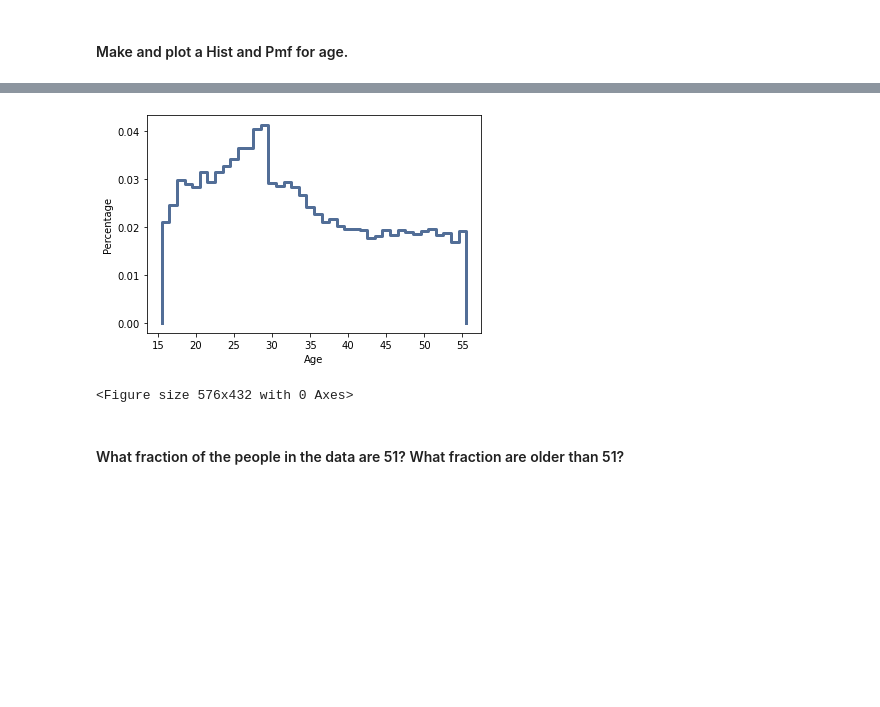
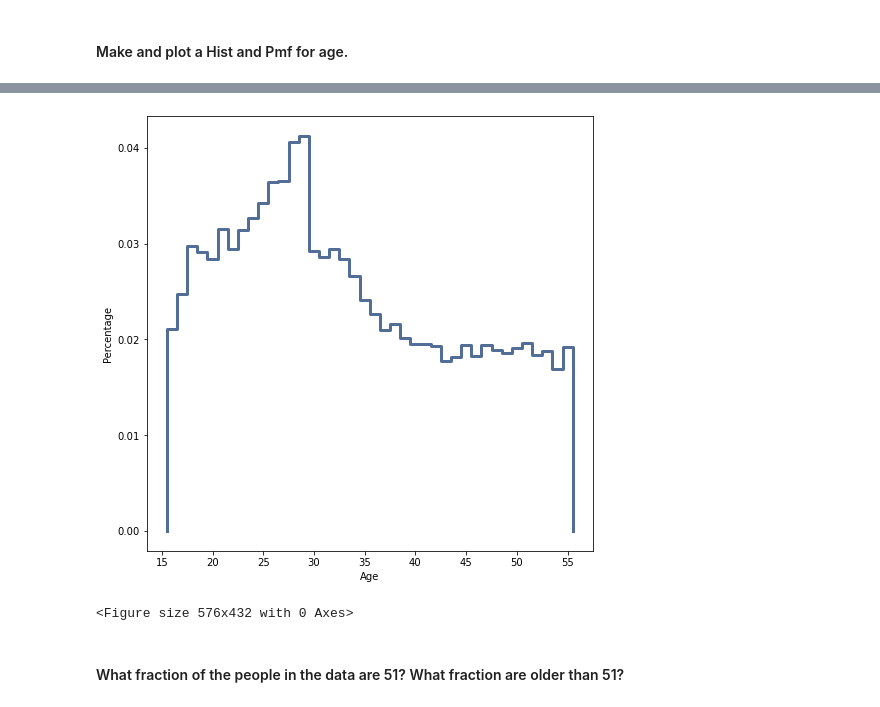
Before and after one commit to rodsunio/BSIP_Assignment_1_Students, a Jupyter notebook: stats_asn_1_stud_temp.ipynb, the cells around one changed output, grey strips where cells are left out. Cells and saved outputs as stored; diff of their text form; code cells hidden in the pictures; blank space fills up the shorter version.

```diff
--- a/stats_asn_1_stud_temp.ipynb
+++ b/stats_asn_1_stud_temp.ipynb
@@ -82,10 +66,11 @@ thinkplot.Config(xlabel='Age', ylabel='count')
 # %%
 age_pmf = thinkstats2.Pmf(df["Age"])
+plt.figure(figsize=(8,8))
 thinkplot.PrePlot()
 thinkplot.Pmfs([age_pmf])
 thinkplot.Show(xlabel="Age", ylabel="Percentage")
 # %% [output]
-[figure, old version]
+[figure, new version]
 <Figure size 576x432 with 0 Axes>
 # %% [markdown]
 #### What fraction of the people in the data are 51? What fraction are older than 51?
```
Also changed, not shown: parts of 19 cells of this notebook.
